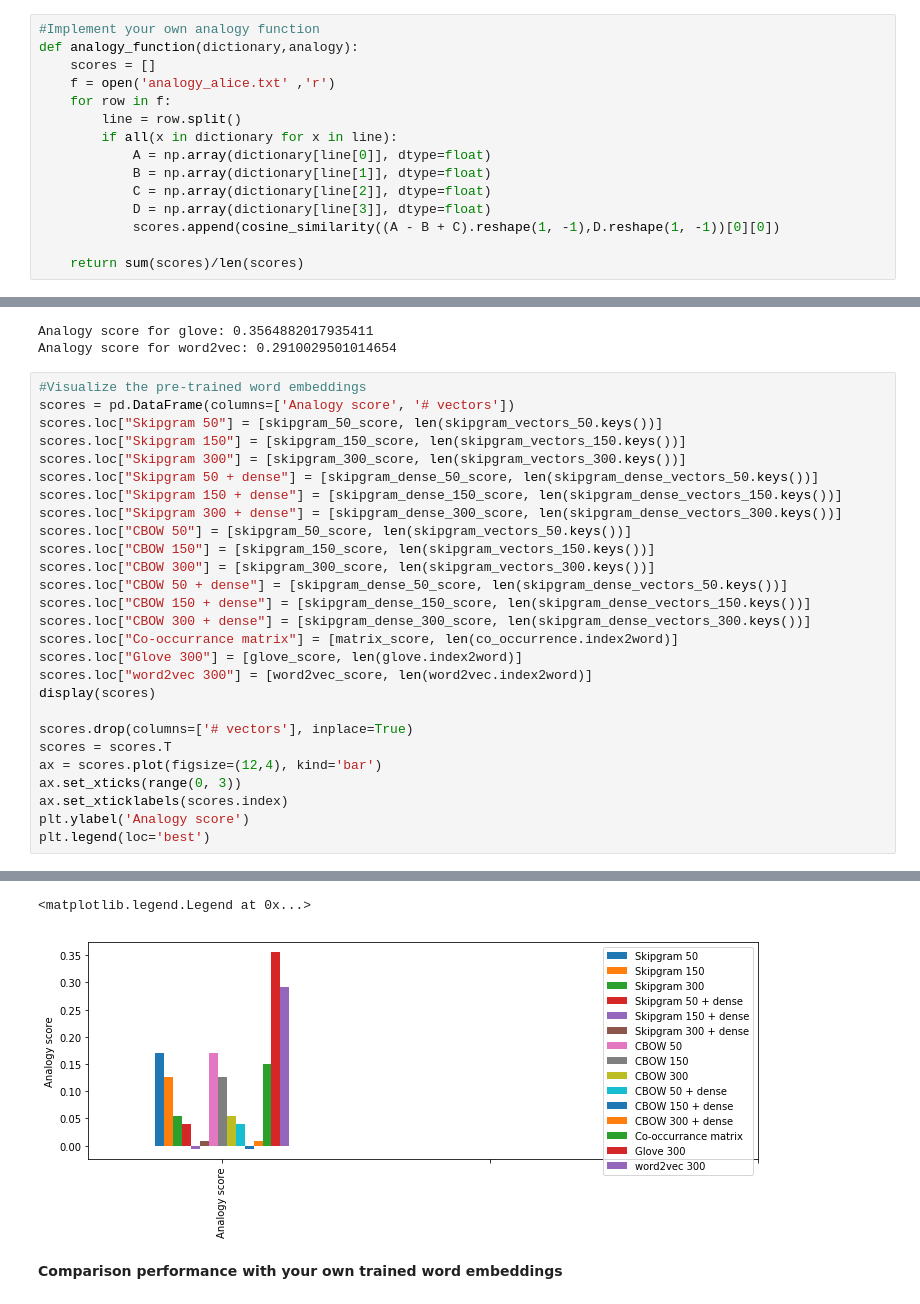
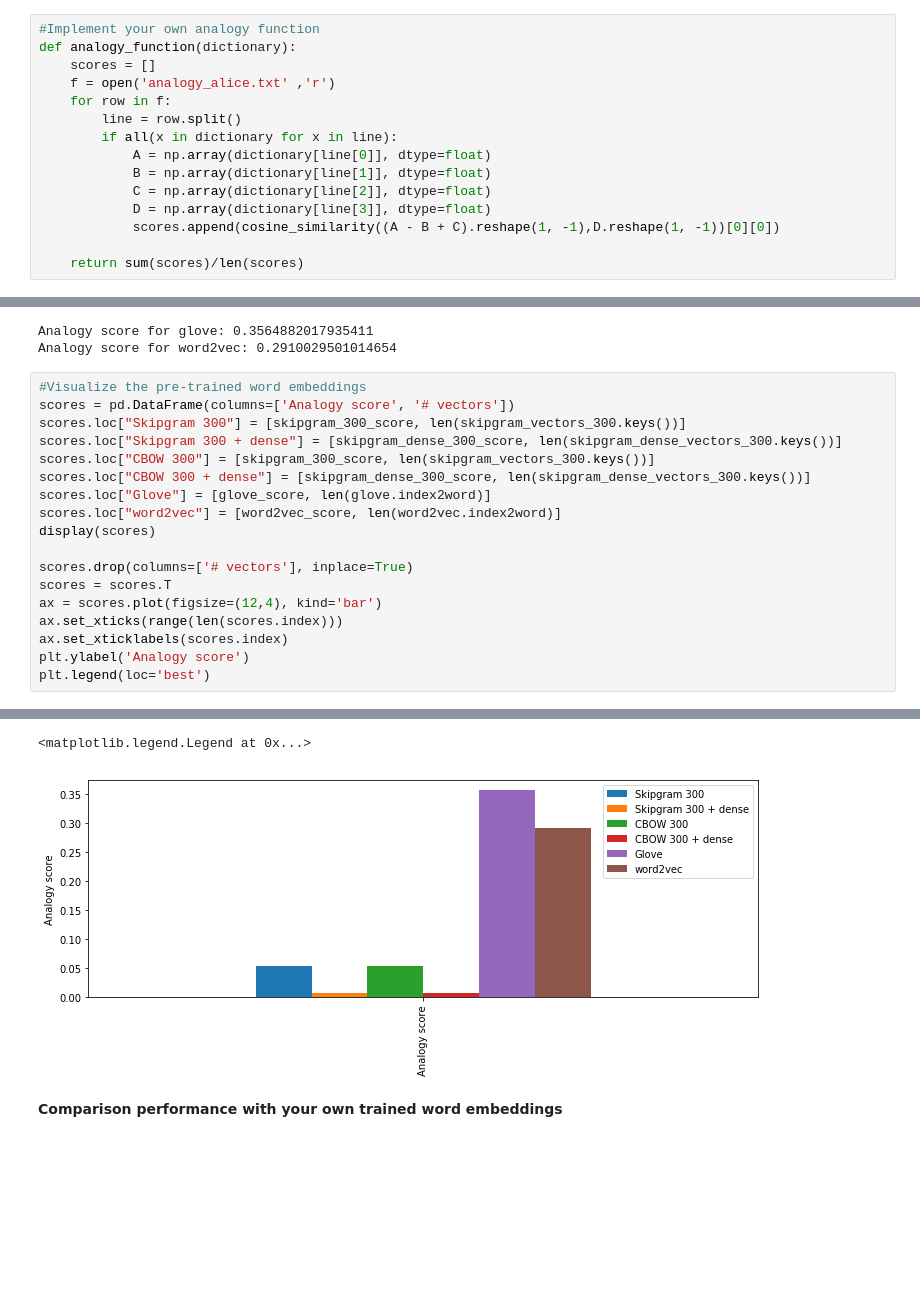
Before and after one commit to rrIrene/RecommenderSystem, a Jupyter notebook: assignment 1/Assignment 1.ipynb, the cells around one changed output, grey strips where cells are left out. Cells and saved outputs as stored; diff of their text form; blank space fills up the shorter version.

```diff
--- a/assignment 1/Assignment 1.ipynb
+++ b/assignment 1/Assignment 1.ipynb
@@ -539,7 +539,7 @@ cbow_dense_vectors_150 = cbows_dense[1]
 cbow_dense_vectors_300 = cbows_dense[2]
 # %%
 #Implement your own analogy function
-def analogy_function(dictionary,analogy):
+def analogy_function(dictionary):
     scores = []
     f = open('analogy_alice.txt' ,'r')
     for row in f:
@@ -684,27 +686,18 @@ Analogy score for word2vec: 0.2910029501014654
 # %%
 #Visualize the pre-trained word embeddings
 scores = pd.DataFrame(columns=['Analogy score', '# vectors'])
-scores.loc["Skipgram 50"] = [skipgram_50_score, len(skipgram_vectors_50.keys())]
-scores.loc["Skipgram 150"] = [skipgram_150_score, len(skipgram_vectors_150.keys())]
 scores.loc["Skipgram 300"] = [skipgram_300_score, len(skipgram_vectors_300.keys())]
-scores.loc["Skipgram 50 + dense"] = [skipgram_dense_50_score, len(skipgram_dense_vectors_50.keys())]
-scores.loc["Skipgram 150 + dense"] = [skipgram_dense_150_score, len(skipgram_dense_vectors_150.keys())]
 scores.loc["Skipgram 300 + dense"] = [skipgram_dense_300_score, len(skipgram_dense_vectors_300.keys())]
-scores.loc["CBOW 50"] = [skipgram_50_score, len(skipgram_vectors_50.keys())]
-scores.loc["CBOW 150"] = [skipgram_150_score, len(skipgram_vectors_150.keys())]
 scores.loc["CBOW 300"] = [skipgram_300_score, len(skipgram_vectors_300.keys())]
-scores.loc["CBOW 50 + dense"] = [skipgram_dense_50_score, len(skipgram_dense_vectors_50.keys())]
-scores.loc["CBOW 150 + dense"] = [skipgram_dense_150_score, len(skipgram_dense_vectors_150.keys())]
 scores.loc["CBOW 300 + dense"] = [skipgram_dense_300_score, len(skipgram_dense_vectors_300.keys())]
-scores.loc["Co-occurrance matrix"] = [matrix_score, len(co_occurrence.index2word)]
-scores.loc["Glove 300"] = [glove_score, len(glove.index2word)]
-scores.loc["word2vec 300"] = [word2vec_score, len(word2vec.index2word)]
+scores.loc["Glove"] = [glove_score, len(glove.index2word)]
+scores.loc["word2vec"] = [word2vec_score, len(word2vec.index2word)]
 display(scores)
 
 scores.drop(columns=['# vectors'], inplace=True)
 scores = scores.T
 ax = scores.plot(figsize=(12,4), kind='bar')
-ax.set_xticks(range(0, 3))
+ax.set_xticks(range(len(scores.index)))
 ax.set_xticklabels(scores.index)
 plt.ylabel('Analogy score')
 plt.legend(loc='best')
@@ -728,5 +712,5 @@ plt.legend(loc='best')
 <matplotlib.legend.Legend at 0x...>
-[figure, old version]
+[figure, new version]
 # %% [markdown]
 **Comparison performance with your own trained word embeddings**
 # %% [markdown]
```
Also changed, not shown: parts of 5 cells of this notebook.
